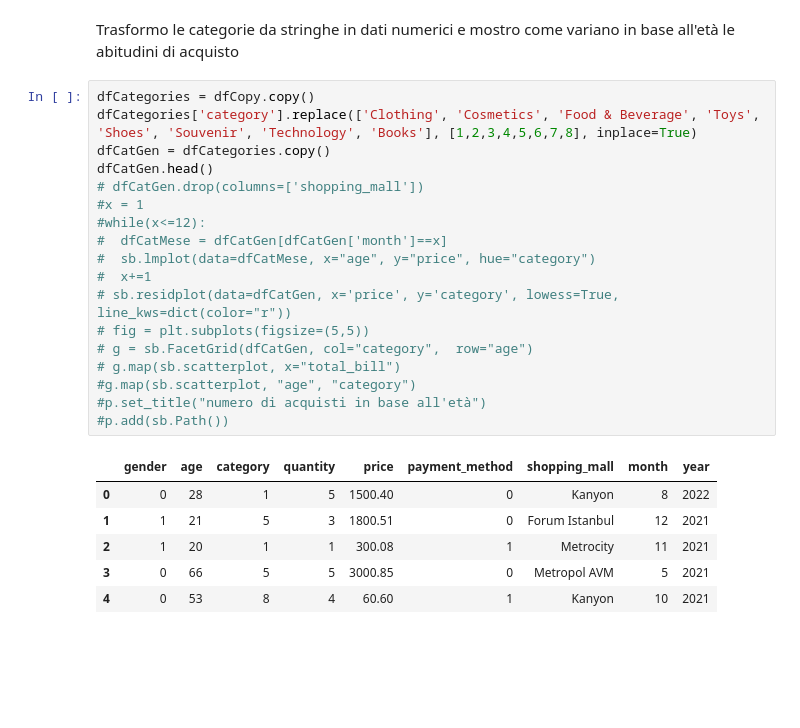
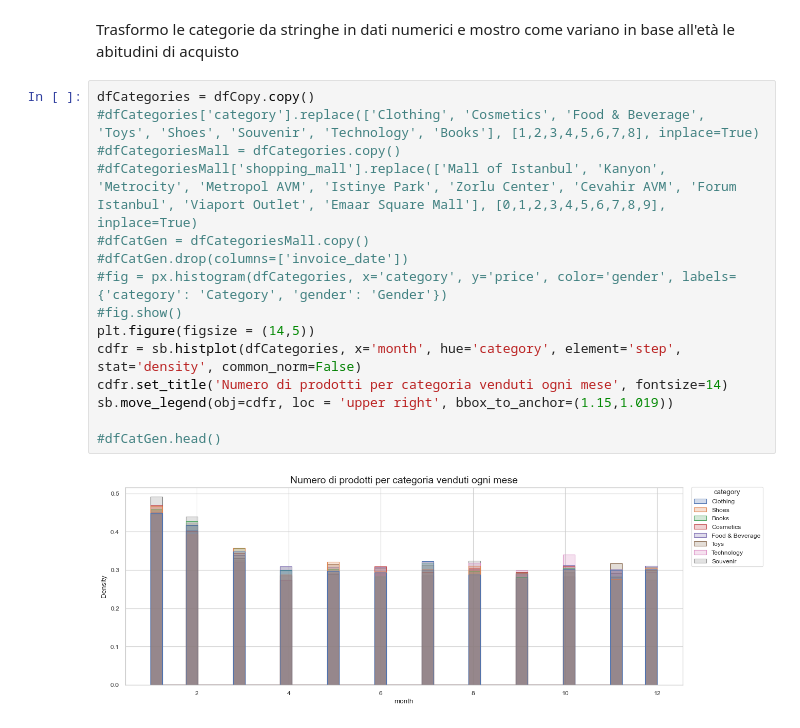
Before and after one commit to pasquale9197/Rainfall-prediction-in-Australia-a-Data-Mining-project, a Jupyter notebook: CustomerShopping progettoDataMining.ipynb, the cells around one changed output. Saved outputs shown, nothing was run; the diff lists cells and outputs as text; blank space fills up the shorter version.

```diff
--- a/CustomerShopping progettoDataMining.ipynb
+++ b/CustomerShopping progettoDataMining.ipynb
@@ -281,27 +288,19 @@ ccd = sb.countplot(y = dfSplitAge['age']).set_yticklabels(labels)
 # %% [markdown]
 Trasformo le categorie da stringhe in dati numerici e mostro come variano in base all'età le abitudini di acquisto
-# %%
-dfCategories = dfCopy.copy()
-dfCategories['category'].replace(['Clothing', 'Cosmetics', 'Food & Beverage', 'Toys', 'Shoes', 'Souvenir', 'Technology', 'Books'], [1,2,3,4,5,6,7,8], inplace=True)
-dfCatGen = dfCategories.copy()
-dfCatGen.head()
-# dfCatGen.drop(columns=['shopping_mall'])
-#x = 1
-#while(x<=12):
-#  dfCatMese = dfCatGen[dfCatGen['month']==x]
-#  sb.lmplot(data=dfCatMese, x="age", y="price", hue="category")
-#  x+=1
-# sb.residplot(data=dfCatGen, x='price', y='category', lowess=True, line_kws=dict(color="r"))
-# fig = plt.subplots(figsize=(5,5))
-# g = sb.FacetGrid(dfCatGen, col="category",  row="age")
-# g.map(sb.scatterplot, x="total_bill")
-#g.map(sb.scatterplot, "age", "category")
-#p.set_title("numero di acquisti in base all'età")
-#p.add(sb.Path())
-# %% [output]
-|  | gender | age | category | quantity | price | payment_method | shopping_mall | month | year |
-| 0 | 0 | 28 | 1 | 5 | 1500.40 | 0 | Kanyon | 8 | 2022 |
-| 1 | 1 | 21 | 5 | 3 | 1800.51 | 0 | Forum Istanbul | 12 | 2021 |
-| 2 | 1 | 20 | 1 | 1 | 300.08 | 1 | Metrocity | 11 | 2021 |
-| 3 | 0 | 66 | 5 | 5 | 3000.85 | 0 | Metropol AVM | 5 | 2021 |
-| 4 | 0 | 53 | 8 | 4 | 60.60 | 1 | Kanyon | 10 | 2021 |
+# %%
+dfCategories = dfCopy.copy()
+#dfCategories['category'].replace(['Clothing', 'Cosmetics', 'Food & Beverage', 'Toys', 'Shoes', 'Souvenir', 'Technology', 'Books'], [1,2,3,4,5,6,7,8], inplace=True)
+#dfCategoriesMall = dfCategories.copy()
+#dfCategoriesMall['shopping_mall'].replace(['Mall of Istanbul', 'Kanyon', 'Metrocity', 'Metropol AVM', 'Istinye Park', 'Zorlu Center', 'Cevahir AVM', 'Forum Istanbul', 'Viaport Outlet', 'Emaar Square Mall'], [0,1,2,3,4,5,6,7,8,9], inplace=True)
+#dfCatGen = dfCategoriesMall.copy()
+#dfCatGen.drop(columns=['invoice_date'])
+#fig = px.histogram(dfCategories, x='category', y='price', color='gender', labels={'category': 'Category', 'gender': 'Gender'})
+#fig.show()
+plt.figure(figsize = (14,5))
+cdfr = sb.histplot(dfCategories, x='month', hue='category', element='step', stat='density', common_norm=False)
+cdfr.set_title('Numero di prodotti per categoria venduti ogni mese', fontsize=14)
+sb.move_legend(obj=cdfr, loc = 'upper right', bbox_to_anchor=(1.15,1.019))
+
+#dfCatGen.head()
+# %% [output]
+[figure, added]
```
Also changed, not shown: parts of 5 cells of this notebook.
